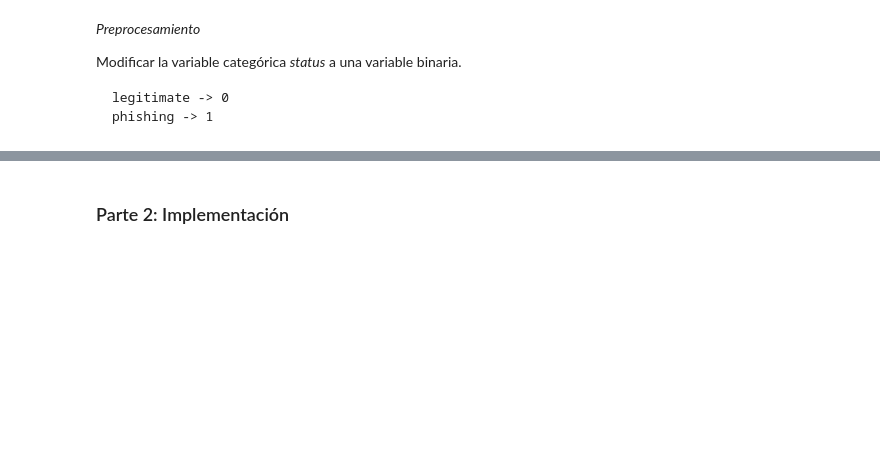
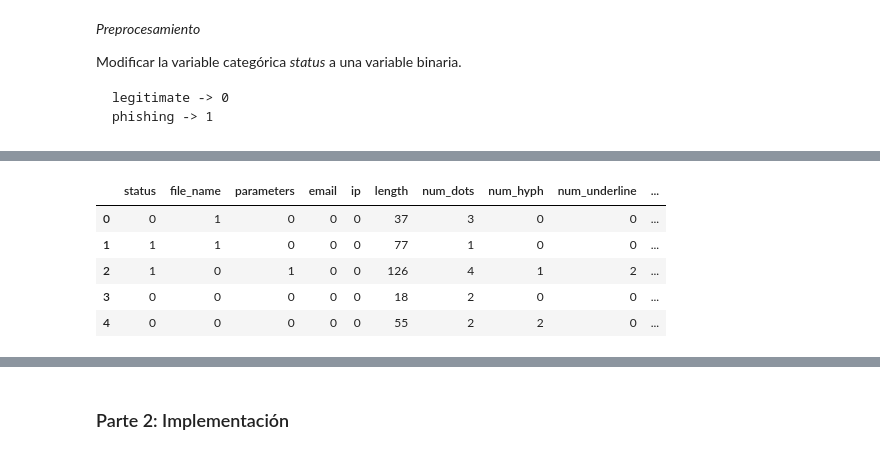
Before and after one commit to LuisMontenegro21/LabsSecurityData, a Jupyter notebook: lab1/lab1.ipynb, the cells around one changed output, grey strips where cells are left out. Cells and saved outputs as stored; diff of their text form; code cells hidden in the pictures; blank space fills up the shorter version.

```diff
--- a/lab1/lab1.ipynb
+++ b/lab1/lab1.ipynb
@@ -236,3 +247,13 @@ memory usage: 1.7 MB
+# %%
+df = df.drop(columns=['subdomain', 'second_domain', 'top_domain'])
+df.head(5)
+# %% [output]
+|  | status | file_name | parameters | email | ip | length | num_dots | num_hyph | num_underline | ... |
+| 0 | 0 | 1 | 0 | 0 | 0 | 37 | 3 | 0 | 0 | ... |
+| 1 | 1 | 1 | 0 | 0 | 0 | 77 | 1 | 0 | 0 | ... |
+| 2 | 1 | 0 | 1 | 0 | 0 | 126 | 4 | 1 | 2 | ... |
+| 3 | 0 | 0 | 0 | 0 | 0 | 18 | 2 | 0 | 0 | ... |
+| 4 | 0 | 0 | 0 | 0 | 0 | 55 | 2 | 2 | 0 | ... |
 # %% [markdown]
 *Selección de características*
 
```
Also changed, not shown: parts of 13 cells of this notebook, 3 other files.
